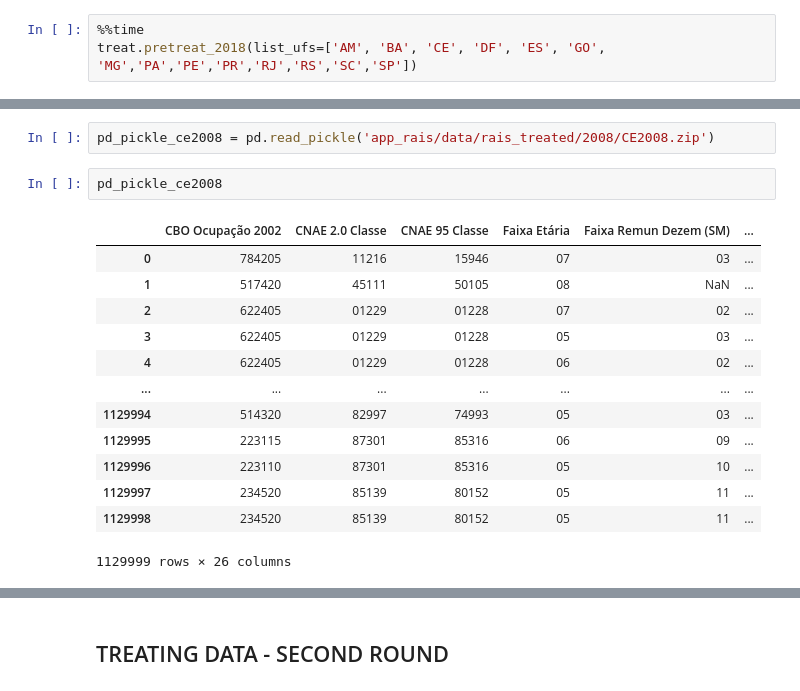
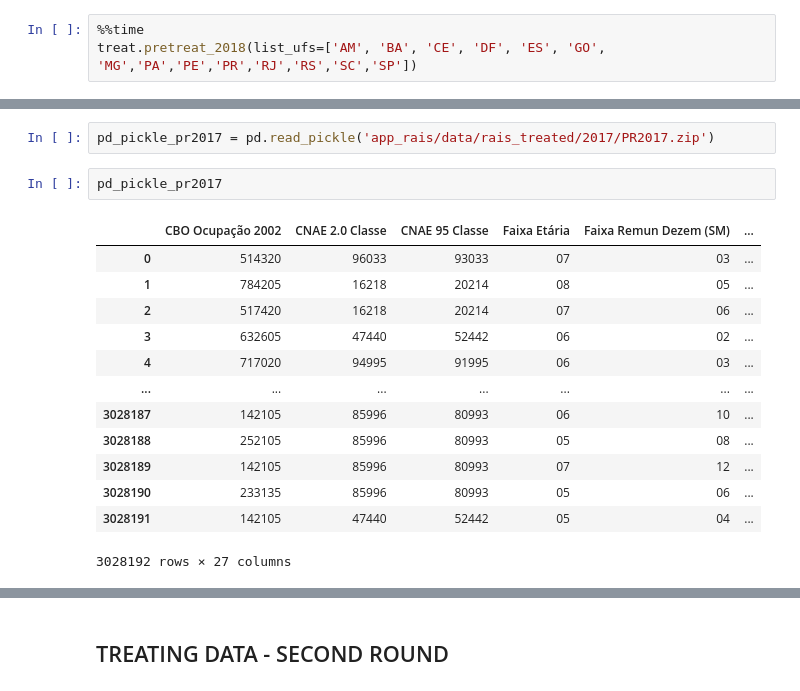
Before and after one commit to augustogeog/innovation_panel, a Jupyter notebook: 0_collecting_and_treating_RAIS_data.ipynb, the cells around one changed output, grey strips where cells are left out. Cells and saved outputs as stored; diff of their text form.

```diff
--- a/0_collecting_and_treating_RAIS_data.ipynb
+++ b/0_collecting_and_treating_RAIS_data.ipynb
@@ -154,21 +160,21 @@ PR2008.zip saved.
 # %%
-pd_pickle_ce2008 = pd.read_pickle('app_rais/data/rais_treated/2008/CE2008.zip')
+pd_pickle_pr2017 = pd.read_pickle('app_rais/data/rais_treated/2017/PR2017.zip')
-# %%
-pd_pickle_ce2008
-# %% [output]
-|  | CBO Ocupação 2002 | CNAE 2.0 Classe | CNAE 95 Classe | Faixa Etária | Faixa Remun Dezem (SM) | ... |
-| 0 | 784205 | 11216 | 15946 | 07 | 03 | ... |
-| 1 | 517420 | 45111 | 50105 | 08 | NaN | ... |
-| 2 | 622405 | 01229 | 01228 | 07 | 02 | ... |
-| 3 | 622405 | 01229 | 01228 | 05 | 03 | ... |
-| 4 | 622405 | 01229 | 01228 | 06 | 02 | ... |
-| ... | ... | ... | ... | ... | ... | ... |
-| 1129994 | 514320 | 82997 | 74993 | 05 | 03 | ... |
-| 1129995 | 223115 | 87301 | 85316 | 06 | 09 | ... |
-| 1129996 | 223110 | 87301 | 85316 | 05 | 10 | ... |
-| 1129997 | 234520 | 85139 | 80152 | 05 | 11 | ... |
-| 1129998 | 234520 | 85139 | 80152 | 05 | 11 | ... |
-1129999 rows × 26 columns
+# %%
+pd_pickle_pr2017
+# %% [output]
+|  | CBO Ocupação 2002 | CNAE 2.0 Classe | CNAE 95 Classe | Faixa Etária | Faixa Remun Dezem (SM) | ... |
+| 0 | 514320 | 96033 | 93033 | 07 | 03 | ... |
+| 1 | 784205 | 16218 | 20214 | 08 | 05 | ... |
+| 2 | 517420 | 16218 | 20214 | 07 | 06 | ... |
+| 3 | 632605 | 47440 | 52442 | 06 | 02 | ... |
+| 4 | 717020 | 94995 | 91995 | 06 | 03 | ... |
+| ... | ... | ... | ... | ... | ... | ... |
+| 3028187 | 142105 | 85996 | 80993 | 06 | 10 | ... |
+| 3028188 | 252105 | 85996 | 80993 | 05 | 08 | ... |
+| 3028189 | 142105 | 85996 | 80993 | 07 | 12 | ... |
+| 3028190 | 233135 | 85996 | 80993 | 05 | 06 | ... |
+| 3028191 | 142105 | 47440 | 52442 | 05 | 04 | ... |
+3028192 rows × 27 columns
 # %%
 list_files = glob.glob(f'app_rais/data/rais_treated/**/**.zip')
 size = round(sum(os.path.getsize(file) for file in list_files) * 1e-9, 2)
```
Also changed, not shown: parts of 8 cells of this notebook, 2 other files.
